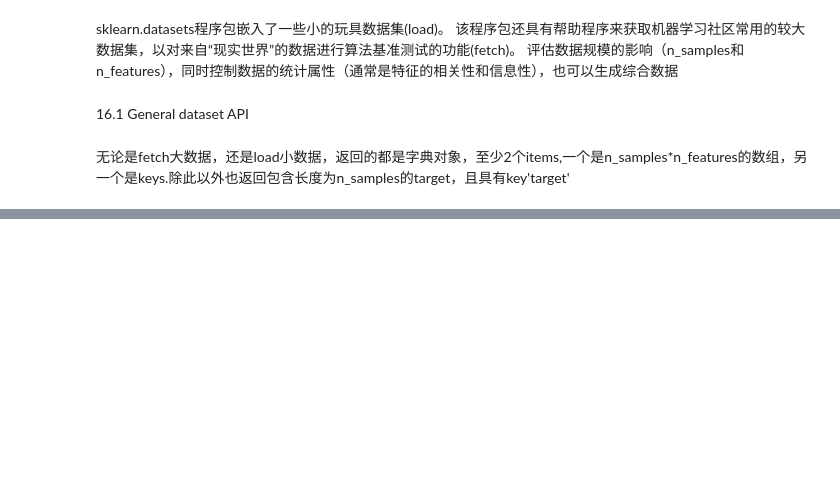
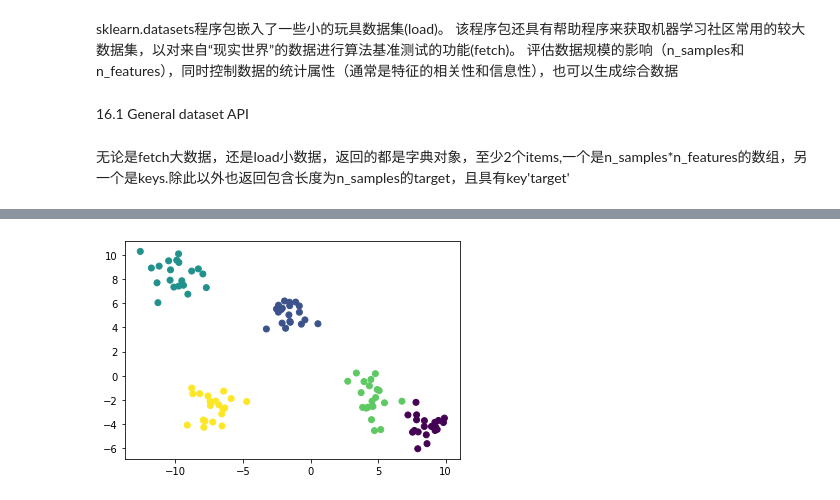
Before and after one commit to apricoteriop456/whh-python-homework, a Jupyter notebook: sklearn/sklearn_pdf.ipynb, the cells around one changed output, grey strips where cells are left out. Cells and saved outputs as stored; diff of their text form; code cells hidden in the pictures; blank space fills up the shorter version.

```diff
--- a/sklearn/sklearn_pdf.ipynb
+++ b/sklearn/sklearn_pdf.ipynb
@@ -1499,0 +1528,11 @@ sklearn.datasets程序包嵌入了一些小的玩具数据集(load)。
+# %%
+#例子（生成三类数据用于聚类（100个样本，每个样本2个特征））：
+from sklearn.datasets import make_blobs
+from matplotlib import pyplot
+
+data,label=make_blobs(n_samples=100,n_features=2,centers=5)
+
+pyplot.scatter(data[:,0],data[:,1],c=label)
+pyplot.show()
+# %% [output]
+[figure, added]
```
Also changed, not shown: parts of 23 cells of this notebook.
